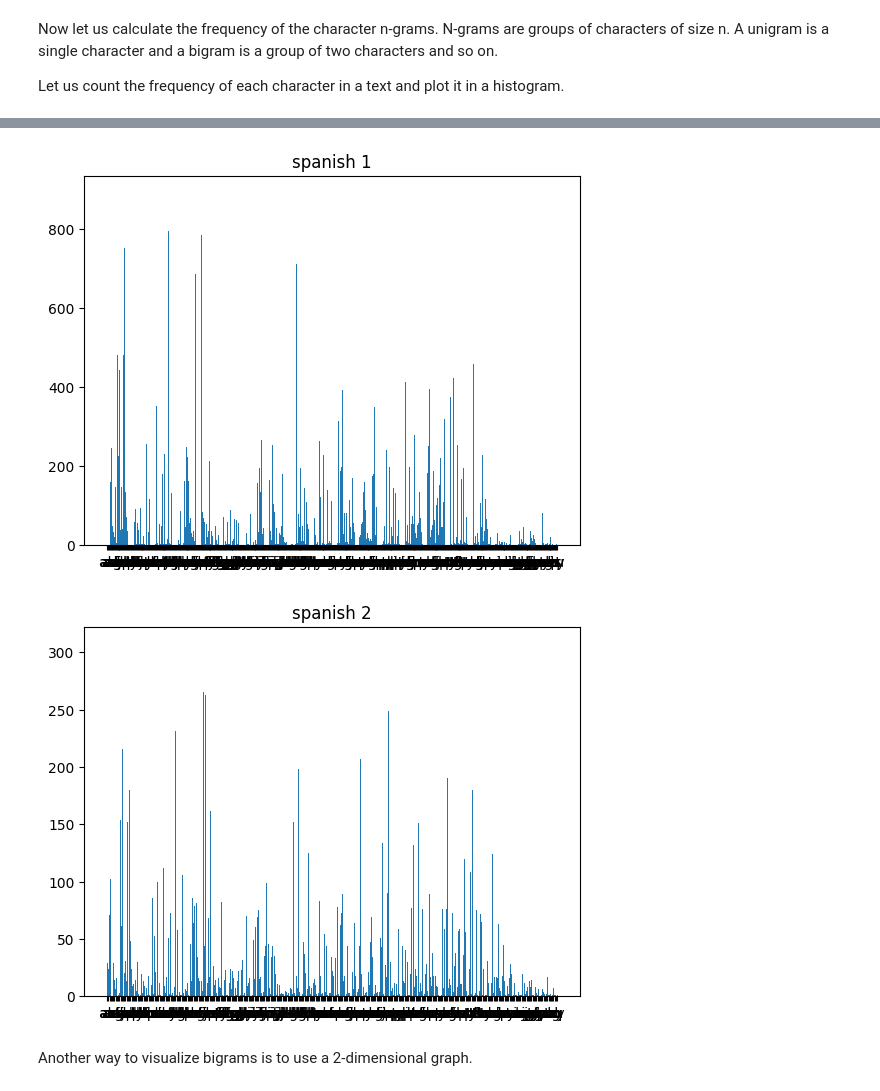
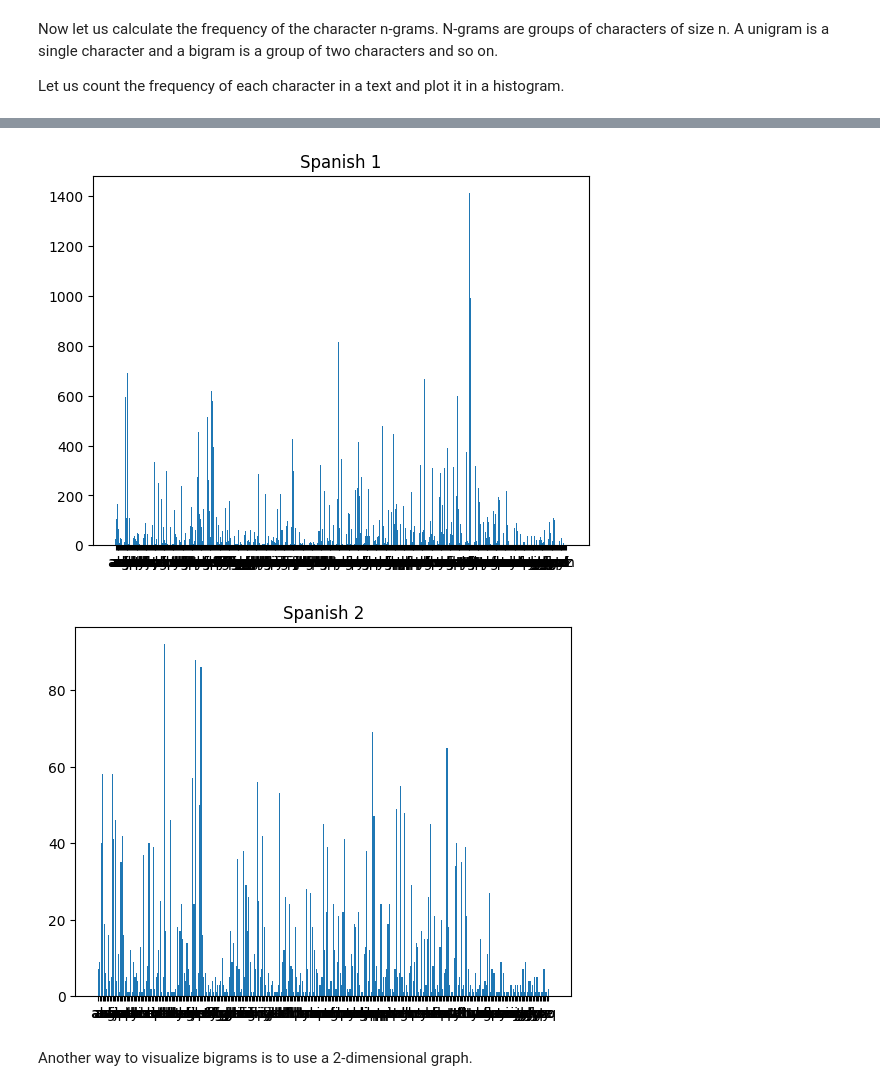
Before and after one commit to pamuvishali27/P.Vishali-HUB2603B260, a Jupyter notebook: AIML_Module_01_Lab_01_Features.ipynb, the cells around one changed output, grey strips where cells are left out. Cells and saved outputs as stored; diff of their text form; code cells hidden in the pictures.

```diff
--- a/AIML_Module_01_Lab_01_Features.ipynb
+++ b/AIML_Module_01_Lab_01_Features.ipynb
@@ -33,8 +33,8 @@ How do we apply machine learning on text? We can't directly use the text as inpu
 
 Let us download a few documents off Wikipedia.
 # %%
-topic1 = 'Girafe'
-topic2 = 'Elephant'
+topic1 = 'Mathematics'
+topic2 = 'History'
 
 wikipedia.set_lang('en')
 
@@ -43,9 +43,8 @@ eng2 = wikipedia.page(topic2).content
 
 wikipedia.set_lang('es')
 
-# Using the correct French titles for the Wikipedia pages
-es1 = wikipedia.page('jirafa').content
-es2 = wikipedia.page('elefante').content
+es1 = wikipedia.page(topic1).content
+es2 = wikipedia.page(topic2).content
 # %% [markdown]
 This is what the text looks like:
 # %%
@@ -134,12 +133,12 @@ plt.title('English 2')
 plt.show()
 
 bigram_es1 = Counter(ngrams(es1,2))
-plothistogram(bigram_es1)
-plt.title('spanish 1')
+plothistogram(bigram_eng1)
+plt.title('Spanish 1')
 plt.show()
 
 bigram_es2 = Counter(ngrams(es2,2))
 plothistogram(bigram_es2)
-plt.title('spanish 2')
+plt.title('Spanish 2')
 plt.show()
 # %% [output]
@@ -148,5 +147,5 @@ plt.show()
-[figure, old version]
+[figure, new version]
-[figure, old version]
+[figure, new version]
 # %% [markdown]
 Another way to visualize bigrams is to use a 2-dimensional graph.
 # %%
```
Also changed, not shown: parts of 15 cells of this notebook.
